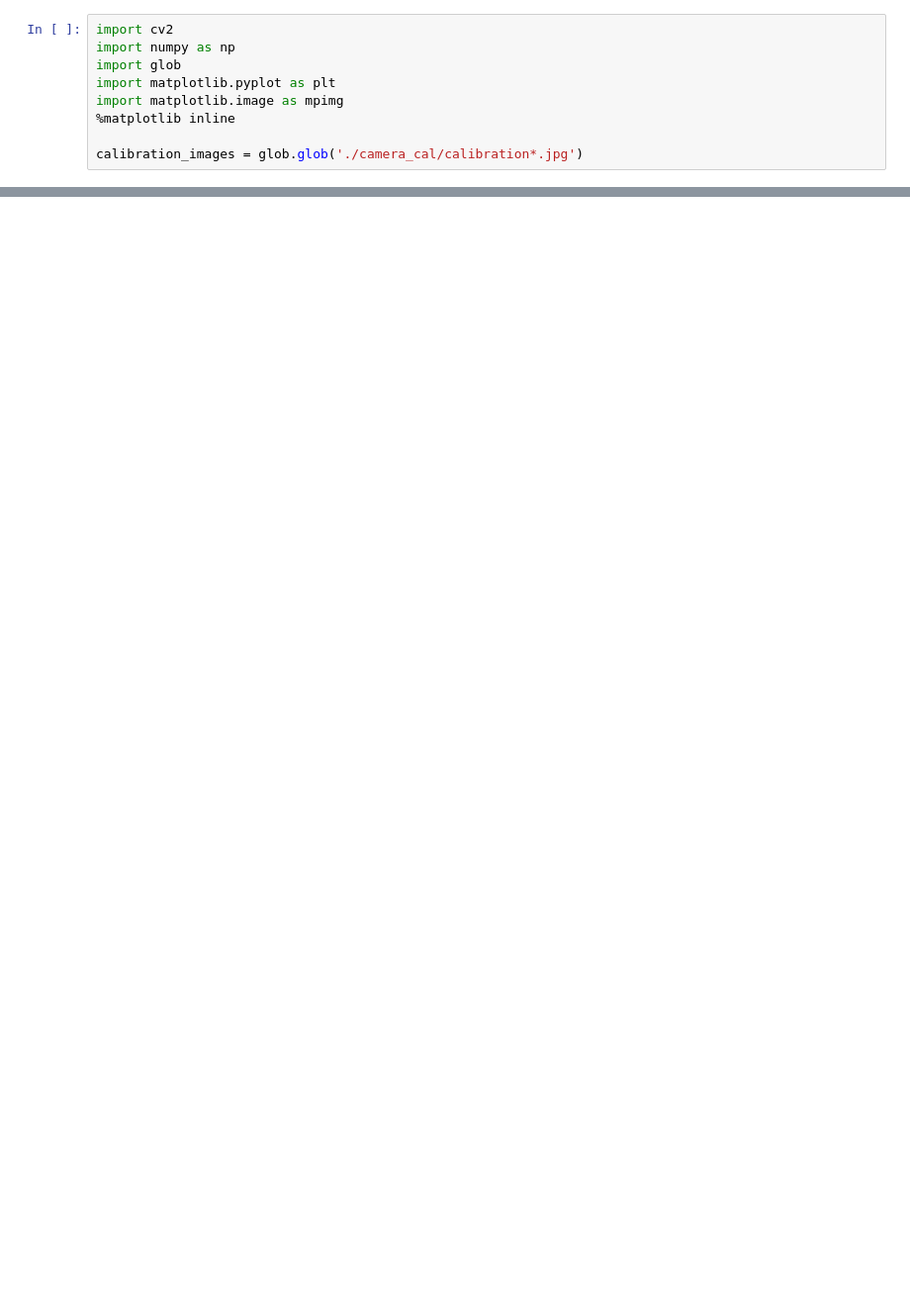
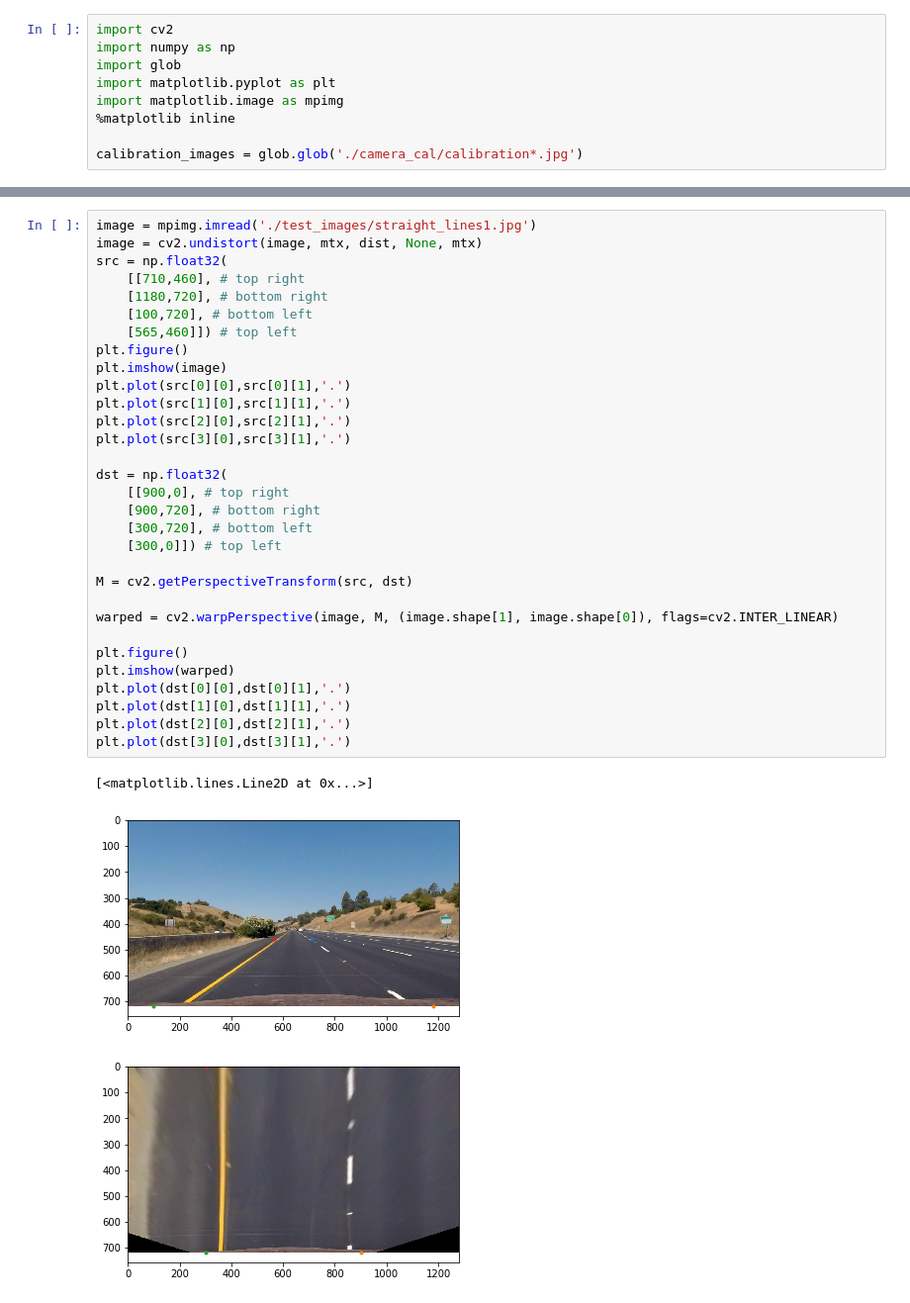
Before and after one commit to JoonaSavela/CarND-Advanced-lane-finding, a Jupyter notebook: find_lanes.ipynb, the cells around one changed output, grey strips where cells are left out. Shown at 99% size. Cells and saved outputs as stored; diff of their text form; blank space fills up the shorter version.

```diff
--- a/find_lanes.ipynb
+++ b/find_lanes.ipynb
@@ -49,4 +49,39 @@ dst = np.float32(
 # Prespective transform matrices
 M = cv2.getPerspectiveTransform(src, dst)
 Minv = cv2.getPerspectiveTransform(dst, src)
+# %%
+image = mpimg.imread('./test_images/straight_lines1.jpg')
+image = cv2.undistort(image, mtx, dist, None, mtx)
+src = np.float32(
+    [[710,460], # top right
+    [1180,720], # bottom right
+    [100,720], # bottom left
+    [565,460]]) # top left
+plt.figure()
+plt.imshow(image)
+plt.plot(src[0][0],src[0][1],'.')
+plt.plot(src[1][0],src[1][1],'.')
+plt.plot(src[2][0],src[2][1],'.')
+plt.plot(src[3][0],src[3][1],'.')
+
+dst = np.float32(
+    [[900,0], # top right
+    [900,720], # bottom right
+    [300,720], # bottom left
+    [300,0]]) # top left
+
+M = cv2.getPerspectiveTransform(src, dst)
+
+warped = cv2.warpPerspective(image, M, (image.shape[1], image.shape[0]), flags=cv2.INTER_LINEAR)
+
+plt.figure()
+plt.imshow(warped)
+plt.plot(dst[0][0],dst[0][1],'.')
+plt.plot(dst[1][0],dst[1][1],'.')
+plt.plot(dst[2][0],dst[2][1],'.')
+plt.plot(dst[3][0],dst[3][1],'.')
+# %% [output]
+[<matplotlib.lines.Line2D at 0x...>]
+[figure, added]
+[figure, added]
 # %%
```
Also changed, not shown: parts of 11 cells of this notebook, 3 other files.
